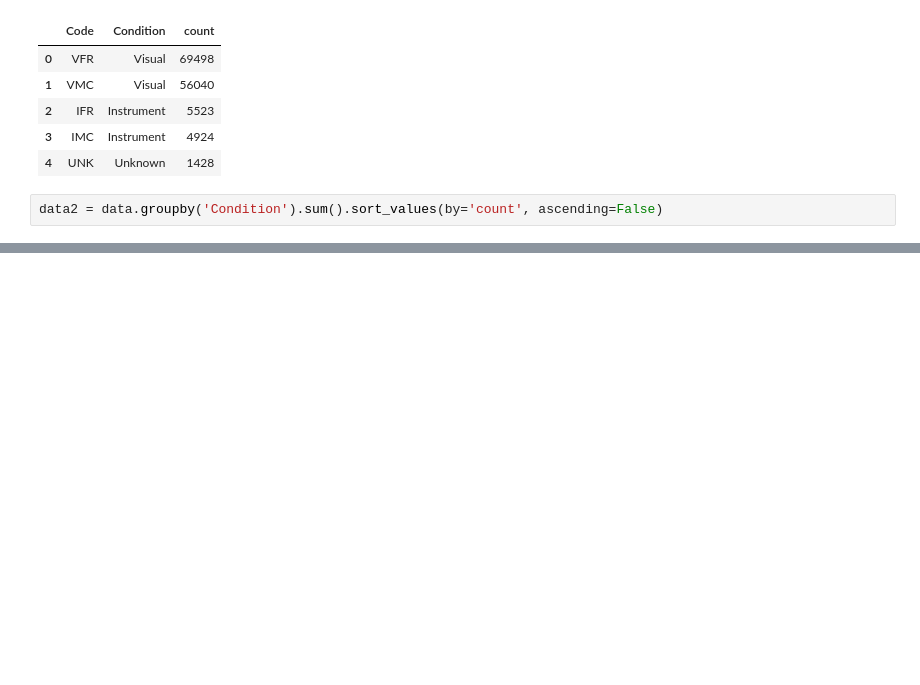
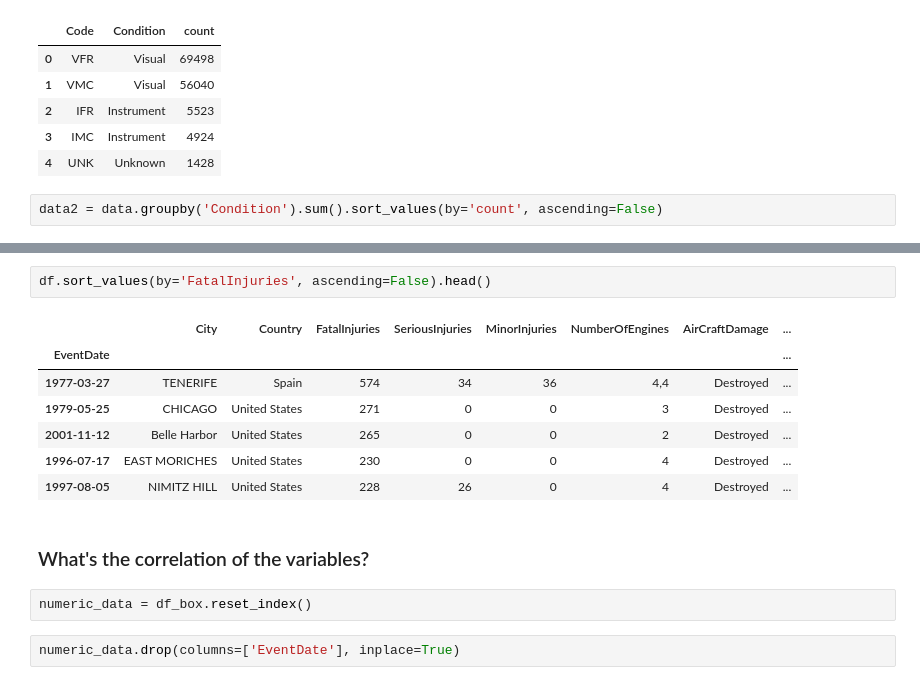
Before and after one commit to deniselouzada/air-accident-reports, a Jupyter notebook: ntsb-accidents2.ipynb, the cells around one changed output, grey strips where cells are left out. Saved outputs shown, nothing was run; the diff lists cells and outputs as text; blank space fills up the shorter version.

```diff
--- a/ntsb-accidents2.ipynb
+++ b/ntsb-accidents2.ipynb
@@ -821,0 +840,16 @@ df.tail()
+# %%
+df.sort_values(by='FatalInjuries', ascending=False).head()
+# %% [output]
+|  | City | Country | FatalInjuries | SeriousInjuries | MinorInjuries | NumberOfEngines | AirCraftDamage | ... |
+| EventDate |  |  |  |  |  |  |  | ... |
+| 1977-03-27 | TENERIFE | Spain | 574 | 34 | 36 | 4,4 | Destroyed | ... |
+| 1979-05-25 | CHICAGO | United States | 271 | 0 | 0 | 3 | Destroyed | ... |
+| 2001-11-12 | Belle Harbor | United States | 265 | 0 | 0 | 2 | Destroyed | ... |
+| 1996-07-17 | EAST MORICHES | United States | 230 | 0 | 0 | 4 | Destroyed | ... |
+| 1997-08-05 | NIMITZ HILL | United States | 228 | 26 | 0 | 4 | Destroyed | ... |
+# %% [markdown]
+### What's the correlation of the variables?
+# %%
+numeric_data = df_box.reset_index()
+# %%
+numeric_data.drop(columns=['EventDate'], inplace=True)
```
Also changed, not shown: parts of 17 cells of this notebook.
